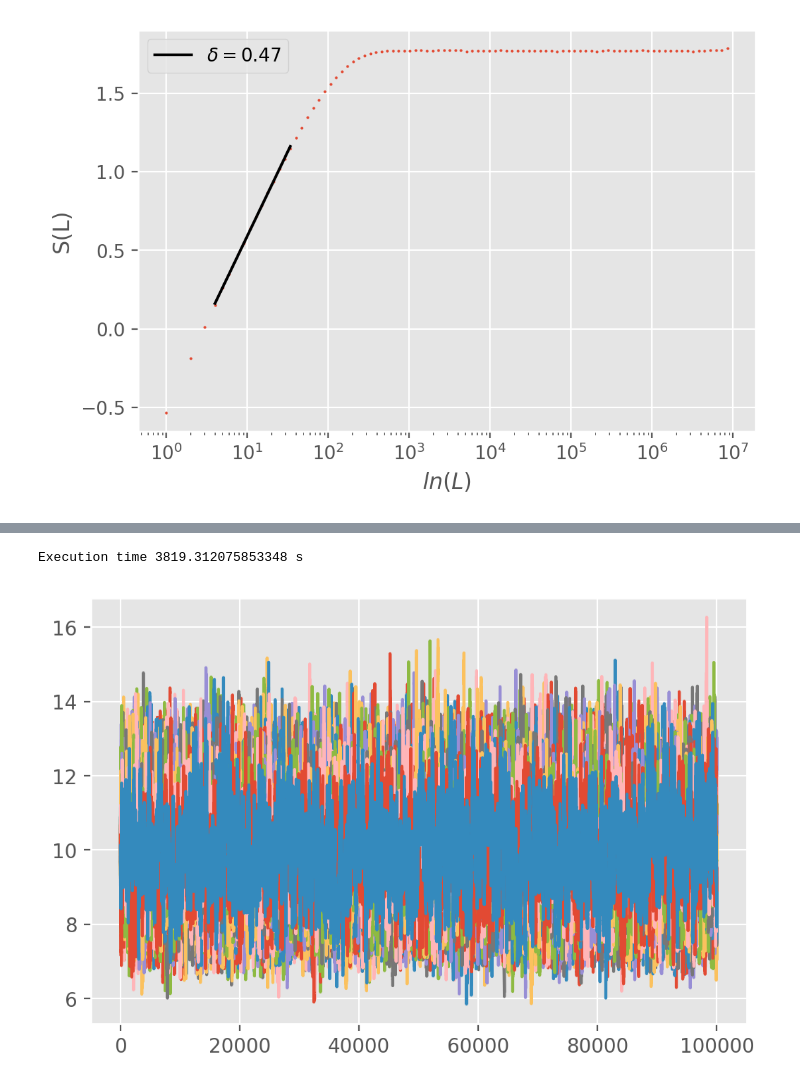
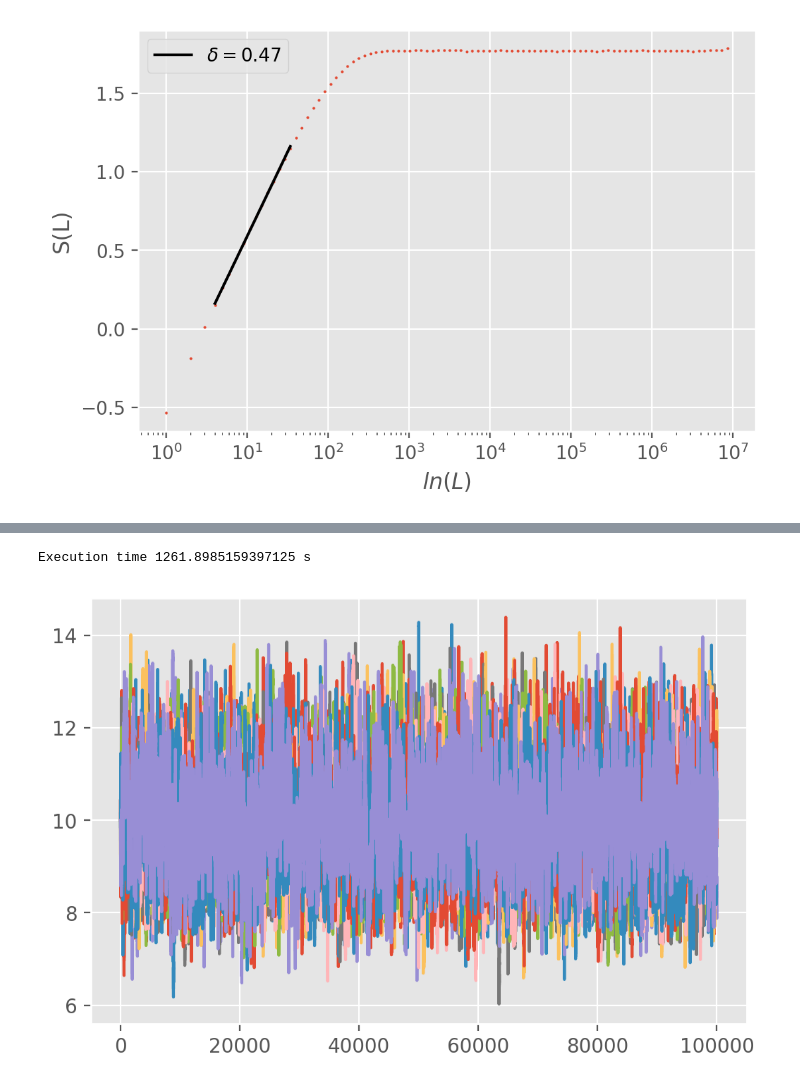
Before and after one commit to JacobBaxley/LogisticWork, a Jupyter notebook: Report_Logistic8.ipynb, the cells around one changed output, grey strips where cells are left out. Cells and saved outputs as stored; diff of their text form; code cells hidden in the pictures.

```diff
--- a/Report_Logistic8.ipynb
+++ b/Report_Logistic8.ipynb
@@ -123,7 +172,7 @@ lamb = 0
 renew = True
 plot = False
 
-number_traj = 9000
+number_traj = 5000
 
 x_matrix = np.zeros([number_traj,L])
 
@@ -137,11 +186,11 @@ for i in tqdm_notebook(range(number_traj), desc='outer_loop'):
 t1 = time.time()
 print(f'Execution time {t1 - t0} s')
 # %% [output]
-Execution time 3819.312075853348 s
+Execution time 1261.8985159397125 s
 # %%
-_=plt.plot(x_matrix.T)
+_=plt.plot(x_matrix[:10].T)
 # %% [output]
-[figure, old version]
+[figure, new version]
 # %%
 number_of_points = 100 #may not repeat
 data = x_matrix
```
Also changed, not shown: parts of 67 cells of this notebook, 1 other file.
